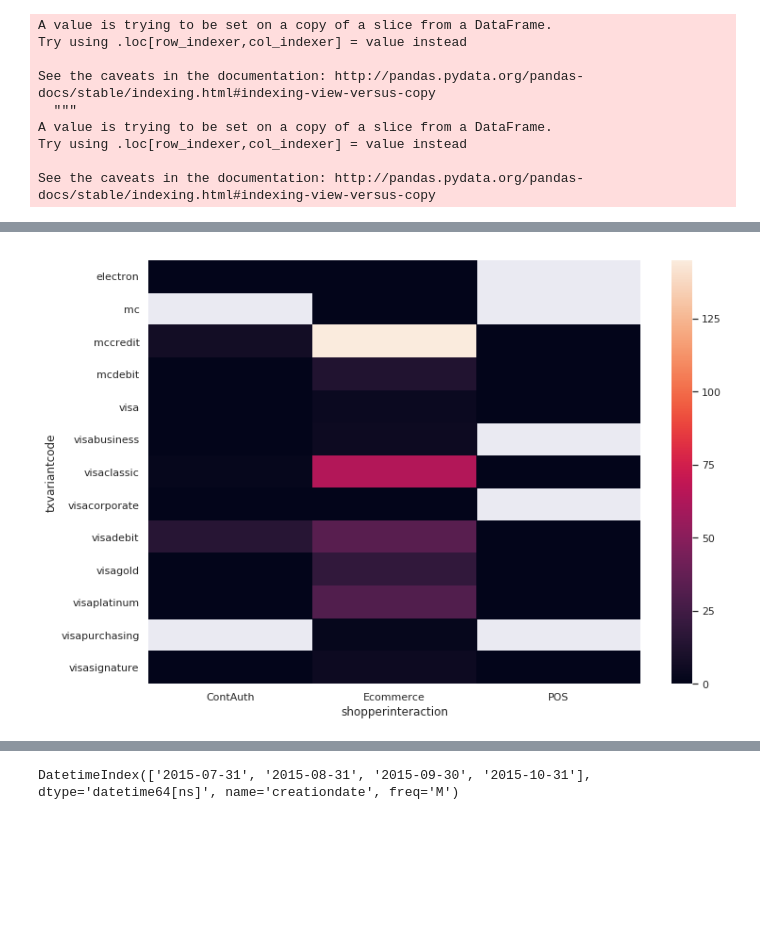
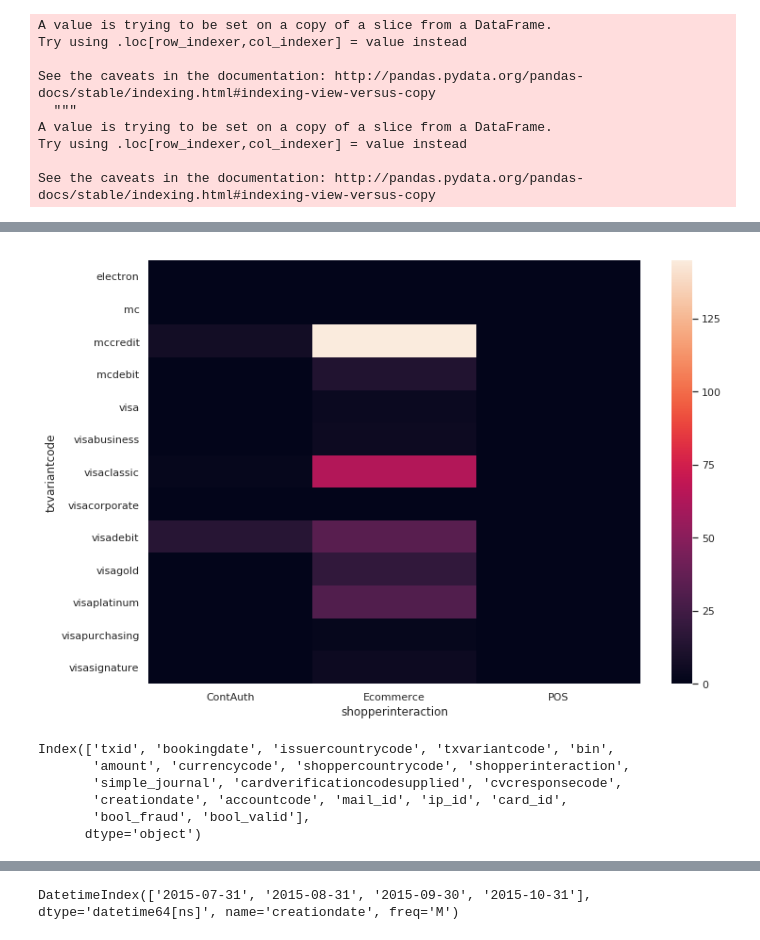
Before and after one commit to MartijnVermeulen96/CS4035-Labs, a Jupyter notebook: Lab1/Fraud Detection.ipynb, the cells around one changed output, grey strips where cells are left out. Cells and saved outputs as stored; diff of their text form; code cells hidden in the pictures; blank space fills up the shorter version.

```diff
--- a/Lab1/Fraud Detection.ipynb
+++ b/Lab1/Fraud Detection.ipynb
@@ -81,6 +113,15 @@ ax = sns.heatmap(heatmap_data)
 # %%
 # Heatmap stuff
 heatmap_data = pd.pivot_table(finalset, "simple_journal", "txvariantcode","shopperinteraction", aggfunc=lambda x: sum(x == "Chargeback"))
-ax = sns.heatmap(heatmap_data)
+ax = sns.heatmap(heatmap_data.fillna(0))
 # %% [output]
-[figure, old version]
+[figure, new version]
+# %%
+finalset.columns
+# %% [output]
+Index(['txid', 'bookingdate', 'issuercountrycode', 'txvariantcode', 'bin',
+       'amount', 'currencycode', 'shoppercountrycode', 'shopperinteraction',
+       'simple_journal', 'cardverificationcodesupplied', 'cvcresponsecode',
+       'creationdate', 'accountcode', 'mail_id', 'ip_id', 'card_id',
+       'bool_fraud', 'bool_valid'],
+      dtype='object')
```
Also changed, not shown: parts of 28 cells of this notebook, 3 other files.
